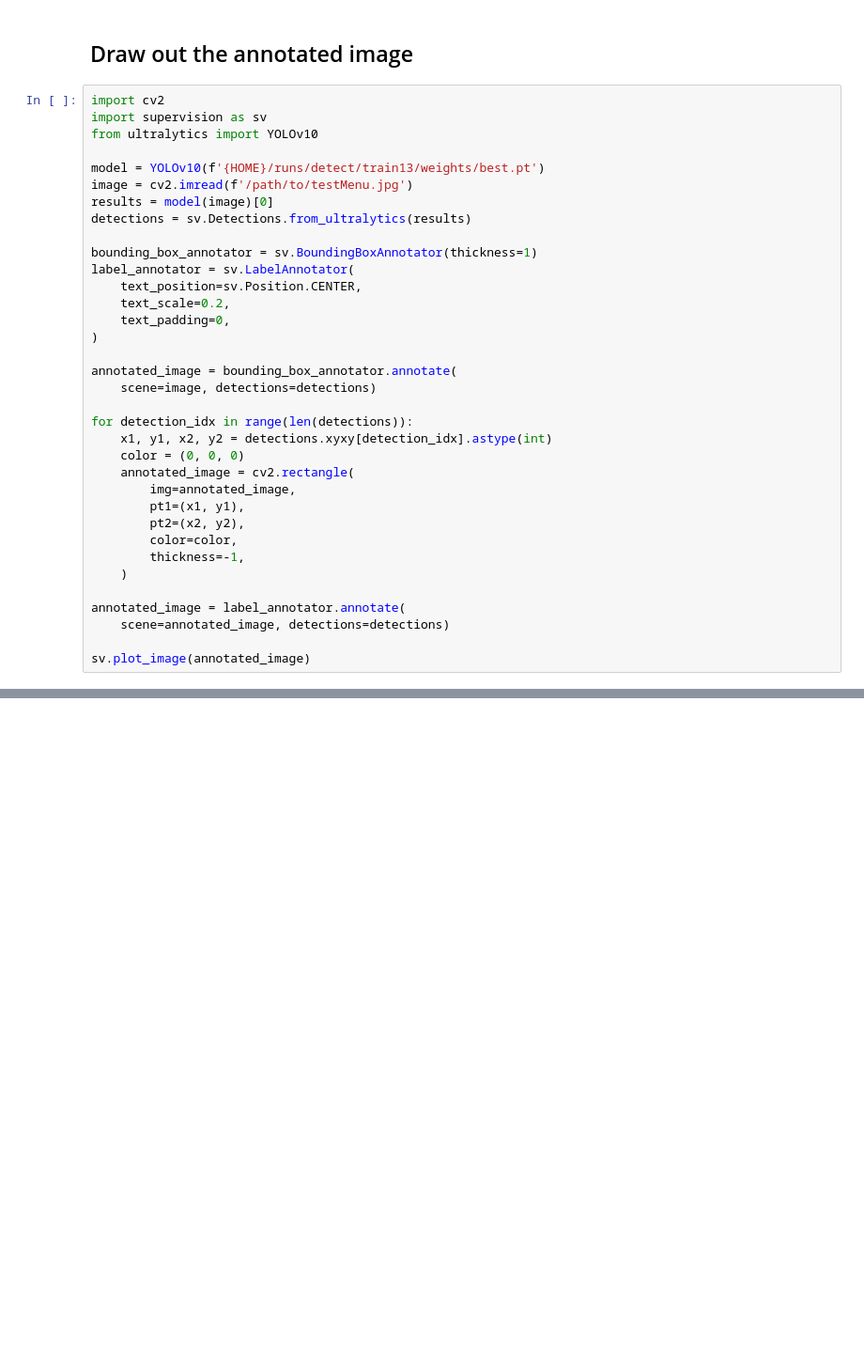
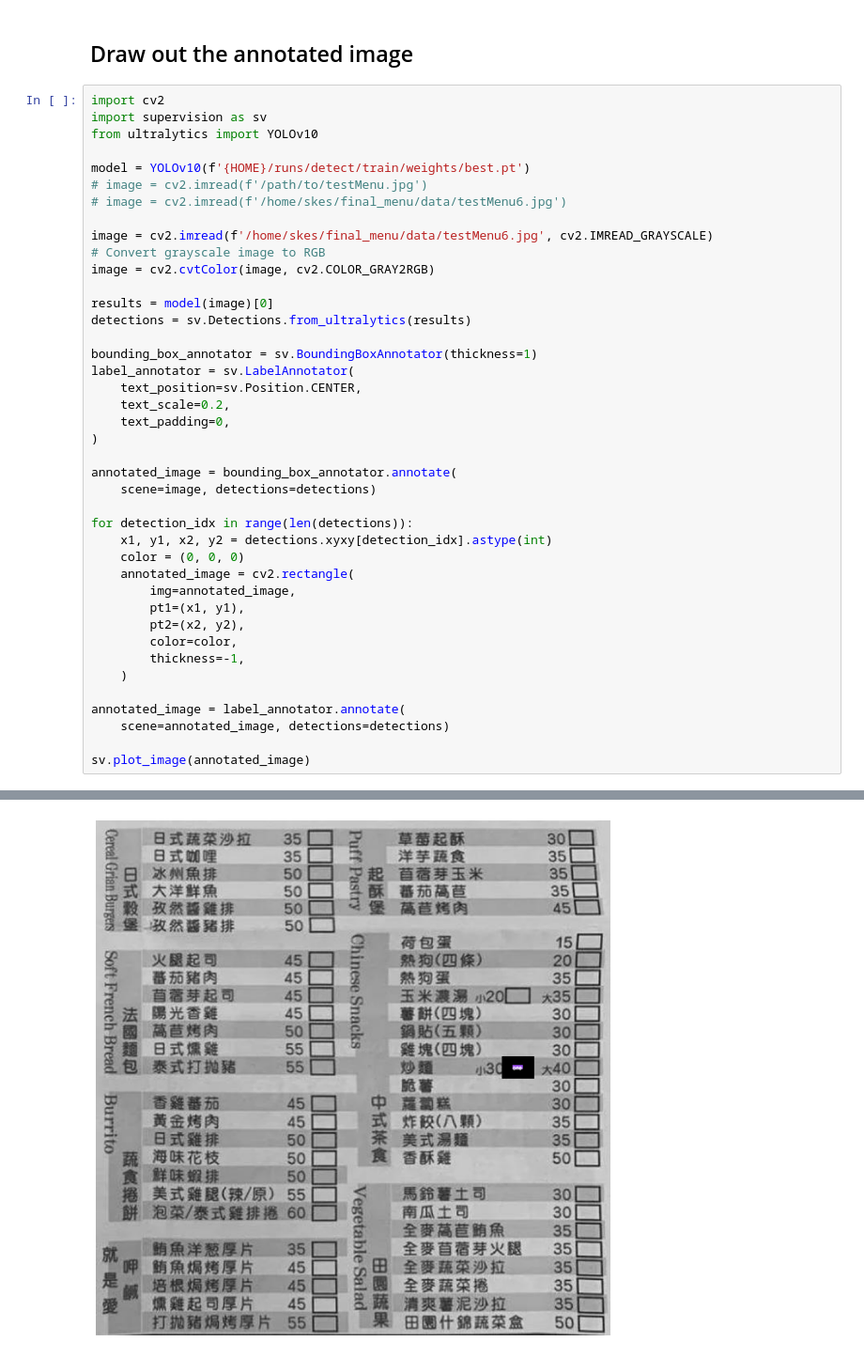
Before and after one commit to Ronnie-Ge/final_menu, a Jupyter notebook: detect_one_two_three.ipynb, the cells around one changed output, grey strips where cells are left out. Shown: that part at 94% size. Cells and saved outputs as stored; diff of their text form; blank space fills up the shorter version.

Commit message:
[feat] update model trained by grayscale

```diff
--- a/detect_one_two_three.ipynb
+++ b/detect_one_two_three.ipynb
@@ -49,8 +91,14 @@ import cv2
 import supervision as sv
 from ultralytics import YOLOv10
 
-model = YOLOv10(f'{HOME}/runs/detect/train13/weights/best.pt')
-image = cv2.imread(f'/path/to/testMenu.jpg')
+model = YOLOv10(f'{HOME}/runs/detect/train/weights/best.pt')
+# image = cv2.imread(f'/path/to/testMenu.jpg')
+# image = cv2.imread(f'/home/skes/final_menu/data/testMenu6.jpg')
+
+image = cv2.imread(f'/home/skes/final_menu/data/testMenu6.jpg', cv2.IMREAD_GRAYSCALE)
+# Convert grayscale image to RGB
+image = cv2.cvtColor(image, cv2.COLOR_GRAY2RGB)
+
 results = model(image)[0]
 detections = sv.Detections.from_ultralytics(results)
 
@@ -79,3 +127,4 @@ annotated_image = label_annotator.annotate(
     scene=annotated_image, detections=detections)
 
 sv.plot_image(annotated_image)
+# %% [output]
@@ -81,0 +133 @@ sv.plot_image(annotated_image)
+[figure, added]
```
Also changed, not shown: parts of 7 cells of this notebook, 21 other files.
